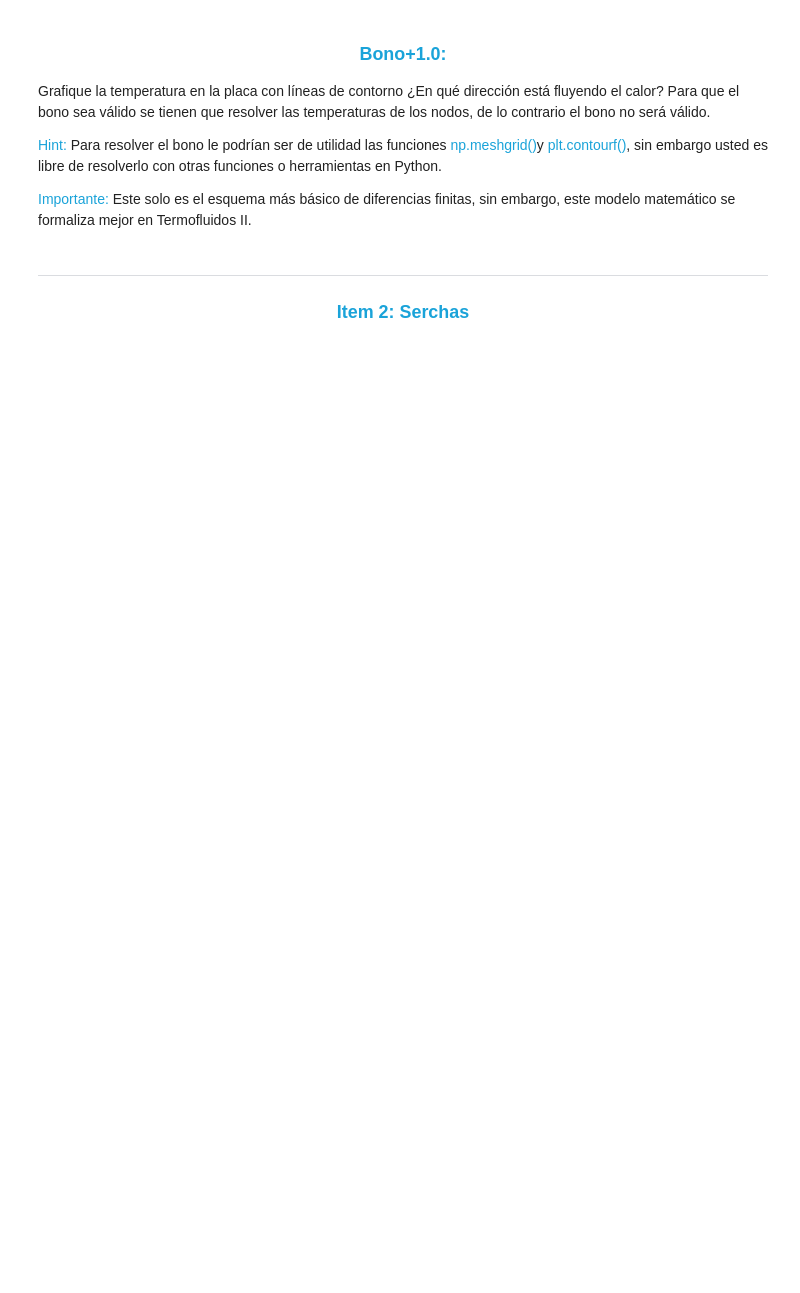
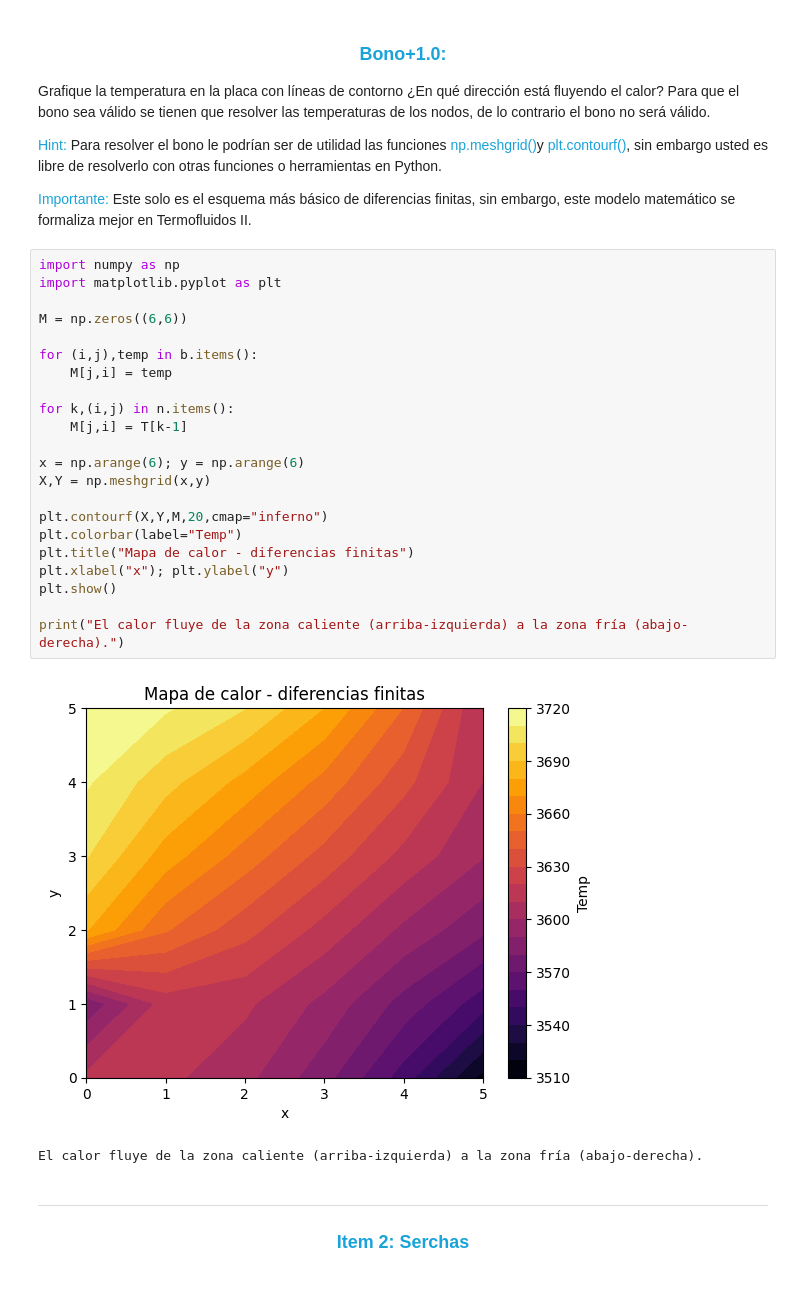
Before and after one commit to Juanvalencia112/Taller1_Herramientas_computacionales, a Jupyter notebook: taller_6_herramientas/Taller 6. Herramientas.ipynb, the cells around one changed output. Drawn from its saved outputs; the diff is of its cells as text; blank space fills up the shorter version.

Commit message:
Update item 1 y bono

```diff
--- a/taller_6_herramientas/Taller 6. Herramientas.ipynb
+++ b/taller_6_herramientas/Taller 6. Herramientas.ipynb
@@ -40,6 +87,31 @@ Grafique la temperatura en la placa con líneas de contorno ¿En qué dirección
 
 
 <span style="color: #1AA3D9">Importante:</span> Este solo es el esquema más básico de diferencias finitas, sin embargo, este modelo matemático se formaliza mejor en Termofluidos II.
+# %%
+import numpy as np
+import matplotlib.pyplot as plt
+
+M = np.zeros((6,6))
+
+for (i,j),temp in b.items():
+    M[j,i] = temp
+
+for k,(i,j) in n.items():
+    M[j,i] = T[k-1]
+
+x = np.arange(6); y = np.arange(6)
+X,Y = np.meshgrid(x,y)
+
+plt.contourf(X,Y,M,20,cmap="inferno")
+plt.colorbar(label="Temp")
+plt.title("Mapa de calor - diferencias finitas")
+plt.xlabel("x"); plt.ylabel("y")
+plt.show()
+
+print("El calor fluye de la zona caliente (arriba-izquierda) a la zona fría (abajo-derecha).")
+# %% [output]
+[figure, added]
+El calor fluye de la zona caliente (arriba-izquierda) a la zona fría (abajo-derecha).
 # %% [markdown]
 ___
 ### <span style="color: #1AA3D9"><center> Item 2: Serchas
```
Also changed, not shown: parts of 1 cell of this notebook.
